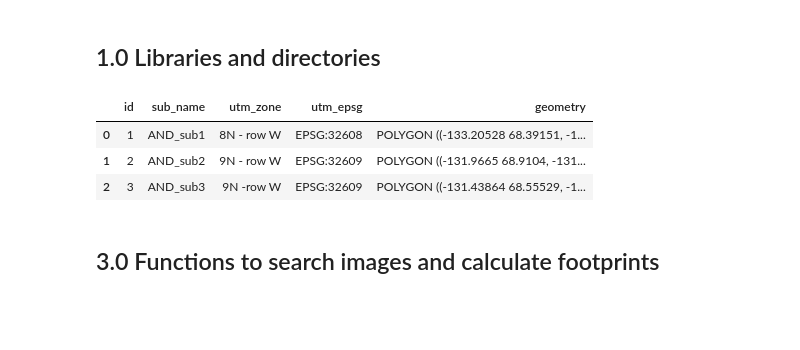
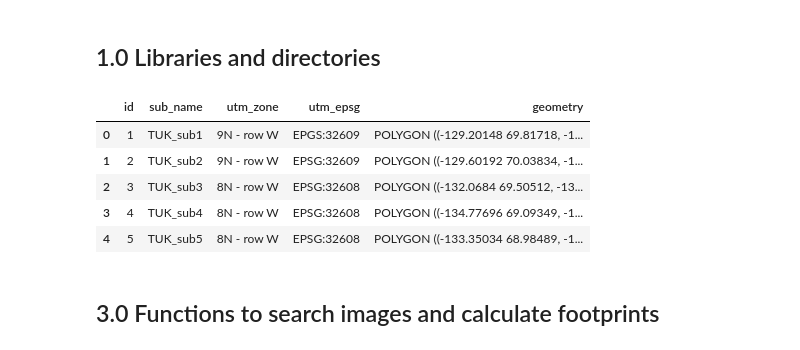
Before and after one commit to jtmaze/green-by-another-name, a Jupyter notebook: 1-search-coincident-image-dates.ipynb, the cells around one changed output. Drawn from its saved outputs; the diff is of its cells as text; code cells hidden in the pictures; blank space fills up the shorter version.

```diff
--- a/1-search-coincident-image-dates.ipynb
+++ b/1-search-coincident-image-dates.ipynb
@@ -15,37 +15,39 @@ from shapely.geometry import shape
 
 ee.Authenticate()
 ee.Initialize(project='ee-green-by-another-name')
 
-roi_name = 'AND'
+roi_name = 'TUK'
 cloud_threshold = 40
 
 """
 To select coincident images from a specific seasons,
 make list of timeframes with begining and end.
 """
 season_start = '05-01' # 'MM-DD'
 season_stop = '09-30'
 year_start = 2015 # YYYY
 year_stop = 2025
 if year_start != year_stop:
     year_range = range(year_start, year_stop)
 else:
     year_range = [year_start]
 
 timeframes = []
 for year in year_range:
     begin = str(year) + '-' + season_start
     end = str(year) + '-' + season_stop
     tf = (begin, end)
     timeframes.append(tf)
 
 sub_rois = gpd.read_file(f'./data/roi_shapes/rois/{roi_name}_sub_rois.shp')
 sub_rois.head()
 # %% [output]
 |  | id | sub_name | utm_zone | utm_epsg | geometry |
-| 0 | 1 | AND_sub1 | 8N - row W | EPSG:32608 | POLYGON ((-133.20528 68.39151, -1... |
-| 1 | 2 | AND_sub2 | 9N - row W | EPSG:32609 | POLYGON ((-131.9665 68.9104, -131... |
-| 2 | 3 | AND_sub3 | 9N -row W | EPSG:32609 | POLYGON ((-131.43864 68.55529, -1... |
+| 0 | 1 | TUK_sub1 | 9N - row W | EPGS:32609 | POLYGON ((-129.20148 69.81718, -1... |
+| 1 | 2 | TUK_sub2 | 9N - row W | EPSG:32609 | POLYGON ((-129.60192 70.03834, -1... |
+| 2 | 3 | TUK_sub3 | 8N - row W | EPSG:32608 | POLYGON ((-132.0684 69.50512, -13... |
+| 3 | 4 | TUK_sub4 | 8N - row W | EPSG:32608 | POLYGON ((-134.77696 69.09349, -1... |
+| 4 | 5 | TUK_sub5 | 8N - row W | EPSG:32608 | POLYGON ((-133.35034 68.98489, -1... |
 # %% [markdown]
 ## 3.0 Functions to search images and calculate footprints
 # %%
```
Also changed, not shown: parts of 1 cell of this notebook, 4 other files.
